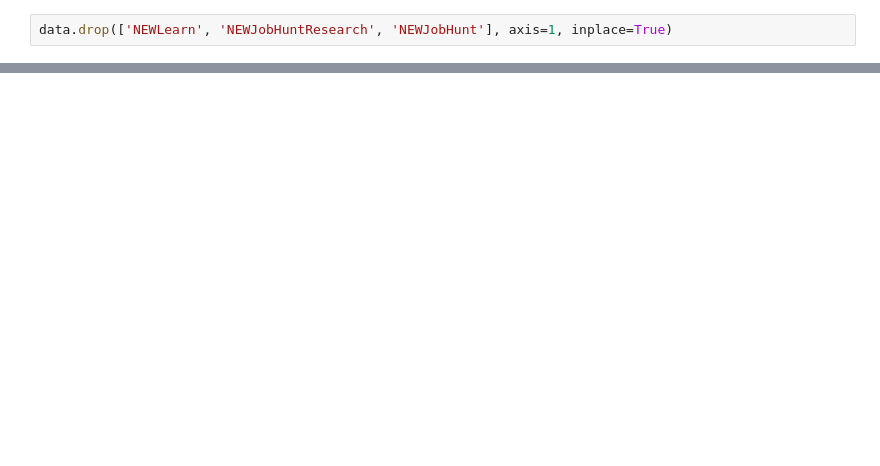
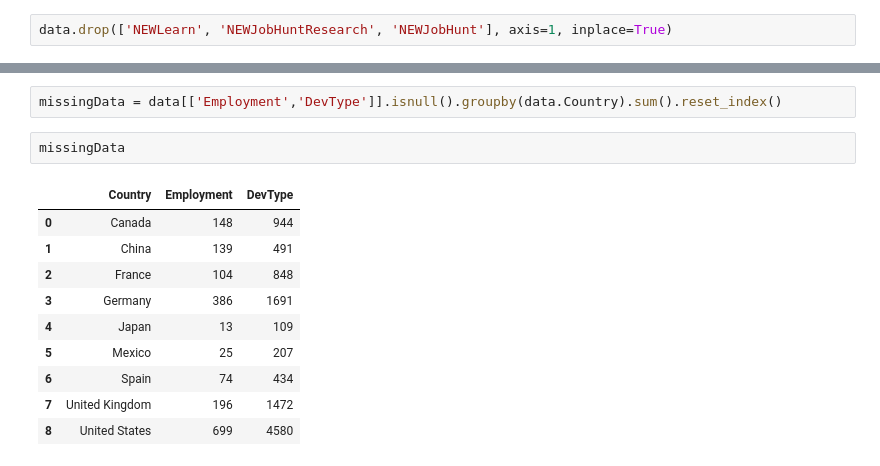
Before and after one commit to LiZoMark841619/Balazs1982, a Jupyter notebook: Jupyter_files/Codecademy_Projects/Stack_overflow_analysis/analysis.ipynb, the cells around one changed output, grey strips where cells are left out. Saved outputs shown, nothing was run; the diff lists cells and outputs as text; blank space fills up the shorter version.

```diff
--- a/Jupyter_files/Codecademy_Projects/Stack_overflow_analysis/analysis.ipynb
+++ b/Jupyter_files/Codecademy_Projects/Stack_overflow_analysis/analysis.ipynb
@@ -22,0 +106,15 @@ data.describe()
+# %%
+missingData = data[['Employment','DevType']].isnull().groupby(data.Country).sum().reset_index()
+# %%
+missingData
+# %% [output]
+|  | Country | Employment | DevType |
+| 0 | Canada | 148 | 944 |
+| 1 | China | 139 | 491 |
+| 2 | France | 104 | 848 |
+| 3 | Germany | 386 | 1691 |
+| 4 | Japan | 13 | 109 |
+| 5 | Mexico | 25 | 207 |
+| 6 | Spain | 74 | 434 |
+| 7 | United Kingdom | 196 | 1472 |
+| 8 | United States | 699 | 4580 |
```
Also changed, not shown: parts of 11 cells of this notebook.
